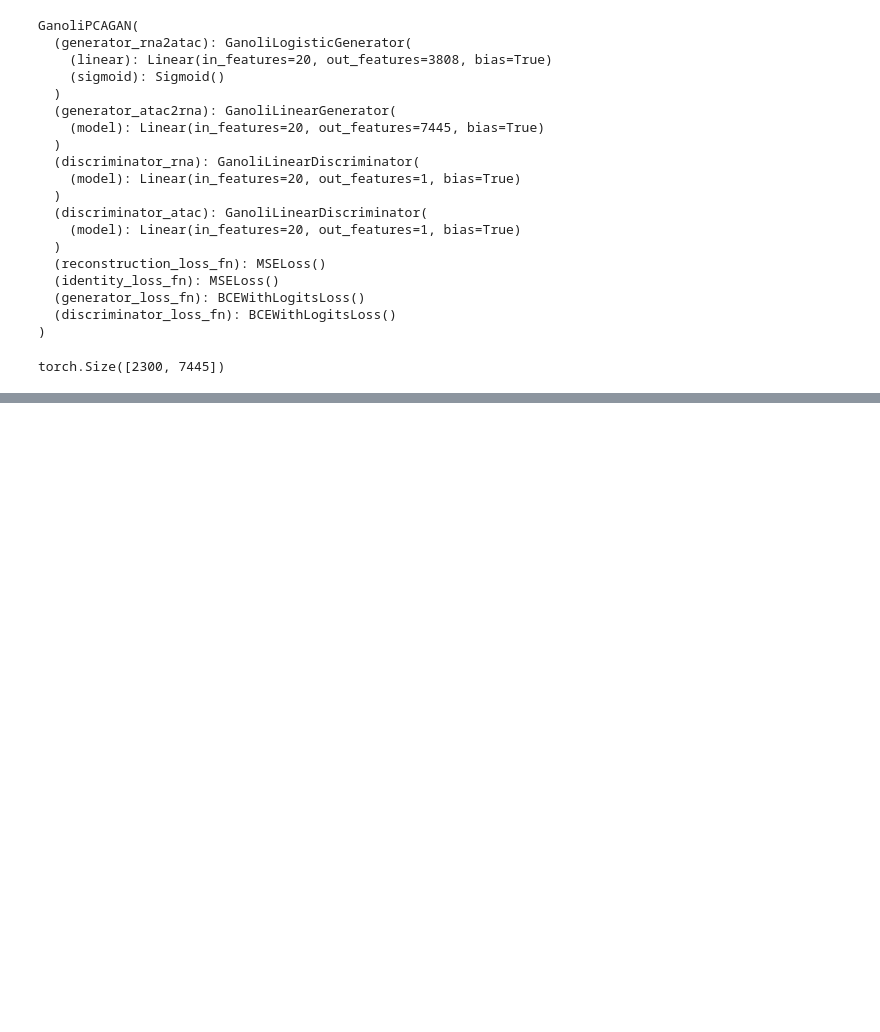
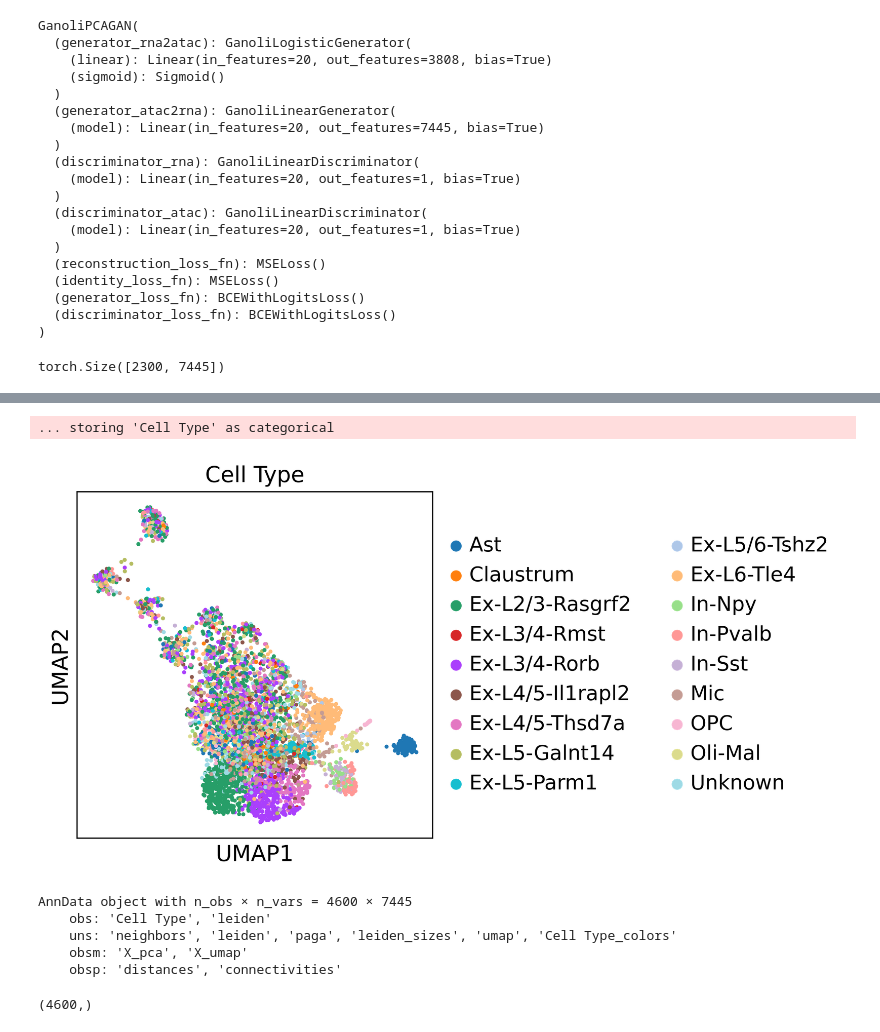
Before and after one commit to rogershijin/GANOLI, a Jupyter notebook: ganoli/models/scratch_pca.ipynb, the cells around one changed output, grey strips where cells are left out. Cells and saved outputs as stored; diff of their text form; code cells hidden in the pictures; blank space fills up the shorter version.

```diff
--- a/ganoli/models/scratch_pca.ipynb
+++ b/ganoli/models/scratch_pca.ipynb
@@ -209,0 +137,2 @@ dtype: float64
+# %%
+rna_concat = np.vstack([data['rna_test'], rna_val_pred.detach().cpu().numpy()])
@@ -209,0 +144,3 @@ dtype: float64
+# %%
+plot_umap(rna_concat, cell_label_concat, label_name="Cell Type")
+# %% [output]
@@ -209,0 +149,12 @@ dtype: float64
+... storing 'Cell Type' as categorical
+[figure, added]
+AnnData object with n_obs × n_vars = 4600 × 7445
+    obs: 'Cell Type', 'leiden'
+    uns: 'neighbors', 'leiden', 'paga', 'leiden_sizes', 'umap', 'Cell Type_colors'
+    obsm: 'X_pca', 'X_umap'
+    obsp: 'distances', 'connectivities'
+# %%
+source_labels = np.hstack([np.repeat('pred', 2300), np.repeat('true', 2300)])
+source_labels.shape
+# %% [output]
+(4600,)
```
Also changed, not shown: parts of 25 cells of this notebook, 15 other files.
